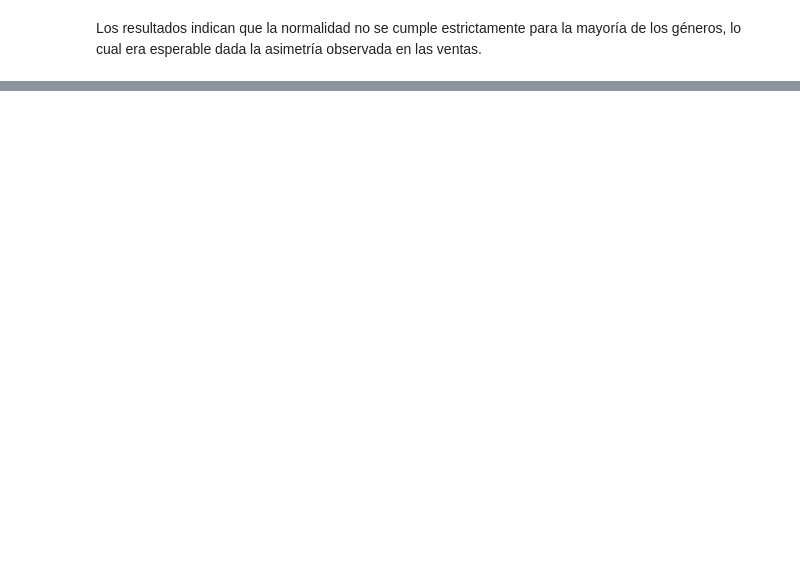
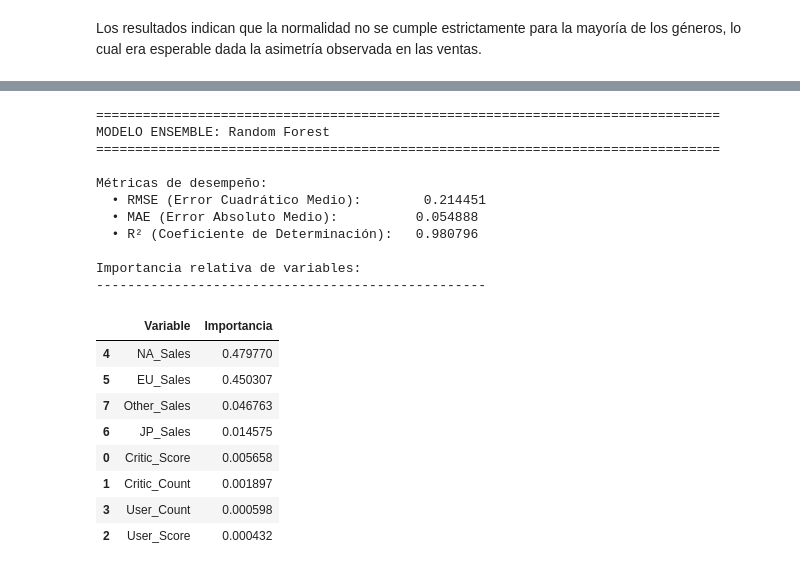
Before and after one commit to Luminara-03/Proyecto-Estadistica-Matematica, a Jupyter notebook: Proyecto_Estadistica_Sheila_C312.ipynb, the cells around one changed output, grey strips where cells are left out. Cells and saved outputs as stored; diff of their text form; code cells hidden in the pictures; blank space fills up the shorter version.

```diff
--- a/Proyecto_Estadistica_Sheila_C312.ipynb
+++ b/Proyecto_Estadistica_Sheila_C312.ipynb
@@ -778,0 +949,70 @@ Cluster
+# %%
+from sklearn.model_selection import train_test_split
+from sklearn.preprocessing import StandardScaler
+from sklearn.ensemble import RandomForestRegressor
+from sklearn.metrics import mean_squared_error, mean_absolute_error, r2_score
+
+print("\n" + "=" * 80)
+print("MODELO ENSEMBLE: Random Forest")
+print("=" * 80 + "\n")
+
+# Preparar datos con variables adicionales
+X_reg = df_clean[['Critic_Score', 'Critic_Count', 'User_Score', 'User_Count',
+                   'NA_Sales', 'EU_Sales', 'JP_Sales', 'Other_Sales']].copy()
+y_reg = df_clean['Global_Sales'].copy()
+
+# Escalar características
+scaler = StandardScaler()
+X_scaled = scaler.fit_transform(X_reg)
+
+# Dividir datos
+X_train, X_test, y_train, y_test = train_test_split(
+    X_scaled, y_reg, test_size=0.3, random_state=42
+)
+
+# Entrenar Random Forest
+rf = RandomForestRegressor(n_estimators=100, max_depth=10, random_state=42,
+                           min_samples_split=5, min_samples_leaf=2)
+rf.fit(X_train, y_train)
+y_pred = rf.predict(X_test)
+
+# Evaluación
+rmse = np.sqrt(mean_squared_error(y_test, y_pred))
+mae = mean_absolute_error(y_test, y_pred)
+r2 = r2_score(y_test, y_pred)
+
+print(f"Métricas de desempeño:")
+print(f"  • RMSE (Error Cuadrático Medio):        {rmse:.6f}")
+print(f"  • MAE (Error Absoluto Medio):          {mae:.6f}")
+print(f"  • R² (Coeficiente de Determinación):   {r2:.6f}")
+
+# Importancia de variables
+print(f"\nImportancia relativa de variables:")
+print("-" * 50)
+importance_df = pd.DataFrame({
+    'Variable': X_reg.columns,
+    'Importancia': rf.feature_importances_
+}).sort_values('Importancia', ascending=False)
+
+importance_df
+# %% [output]
+================================================================================
+MODELO ENSEMBLE: Random Forest
+================================================================================
+
+Métricas de desempeño:
+  • RMSE (Error Cuadrático Medio):        0.214451
+  • MAE (Error Absoluto Medio):          0.054888
+  • R² (Coeficiente de Determinación):   0.980796
+
+Importancia relativa de variables:
+--------------------------------------------------
+|  | Variable | Importancia |
+| 4 | NA_Sales | 0.479770 |
+| 5 | EU_Sales | 0.450307 |
+| 7 | Other_Sales | 0.046763 |
+| 6 | JP_Sales | 0.014575 |
+| 0 | Critic_Score | 0.005658 |
+| 1 | Critic_Count | 0.001897 |
+| 3 | User_Count | 0.000598 |
+| 2 | User_Score | 0.000432 |
```
Also changed, not shown: parts of 86 cells of this notebook, 1 other file.
